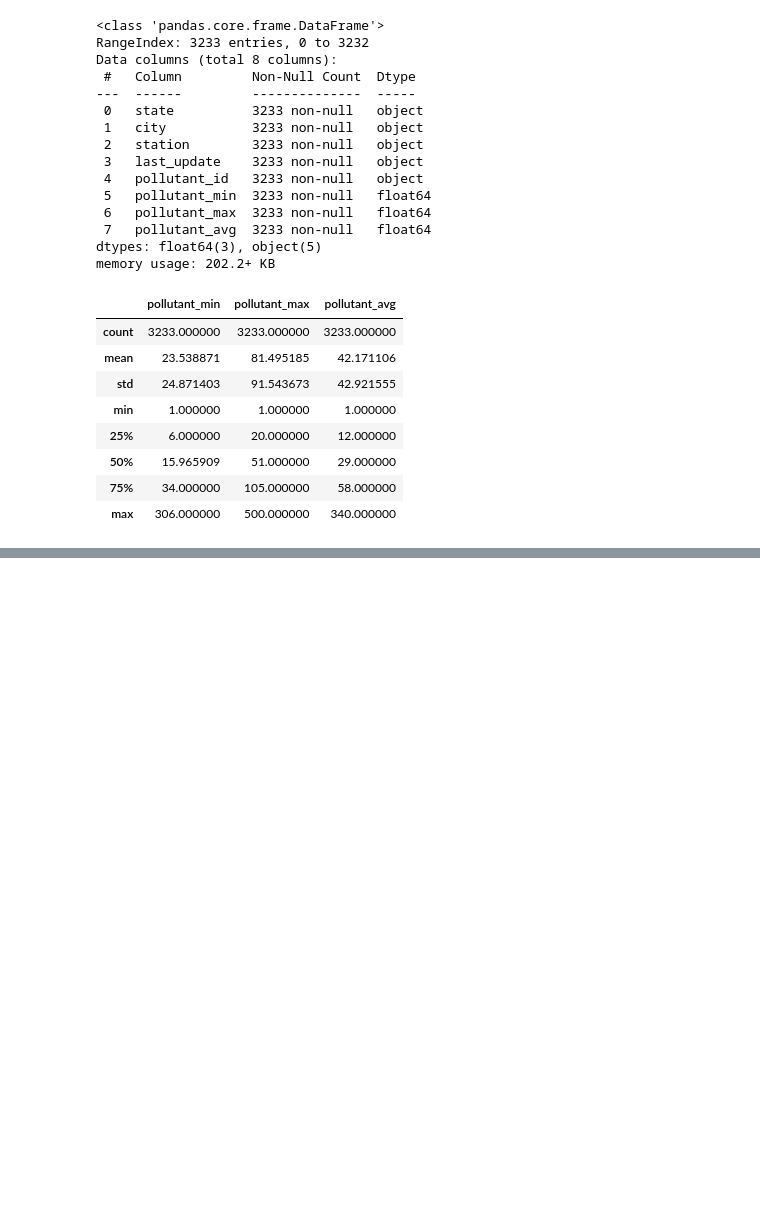
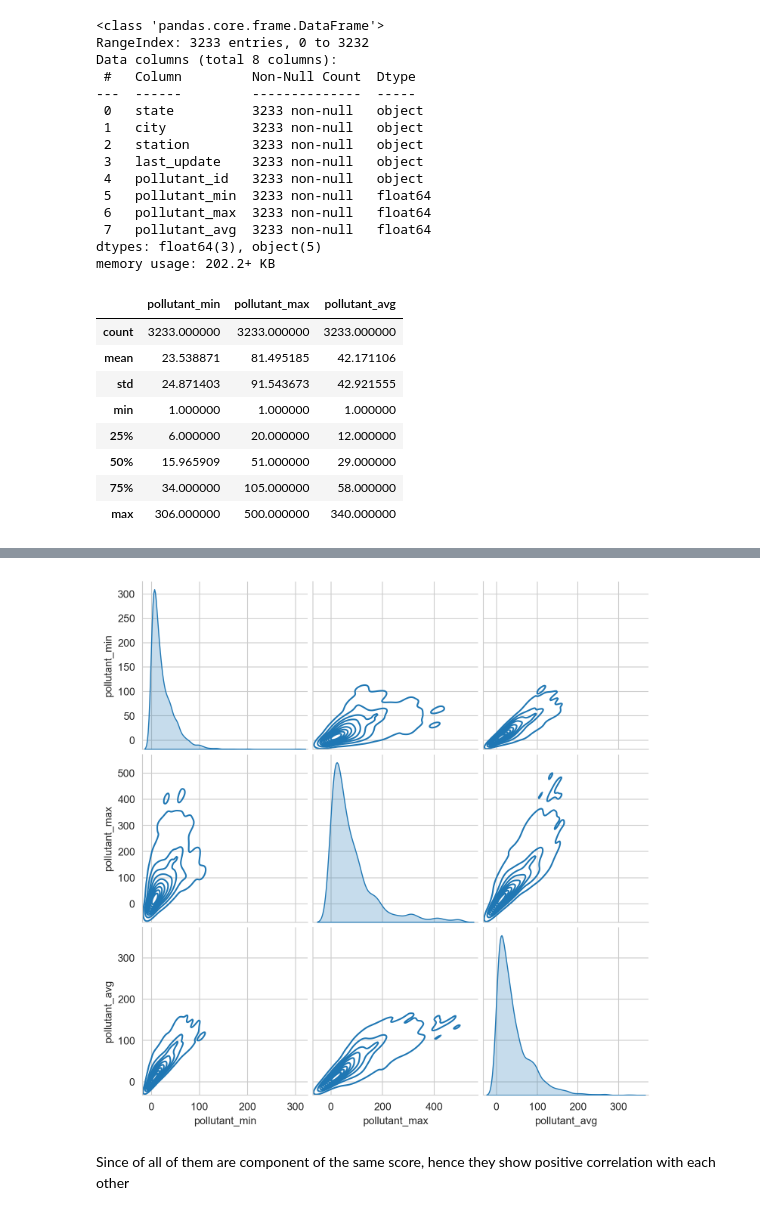
Before and after one commit to Asifdotexe/Air-Quality-Analysis-AQA, a Jupyter notebook: code/issue-5-IAQAPS-exploratory-data-analysis.ipynb, the cells around one changed output, grey strips where cells are left out. Saved outputs shown, nothing was run; the diff lists cells and outputs as text; code cells hidden in the pictures; blank space fills up the shorter version.

```diff
--- a/code/issue-5-IAQAPS-exploratory-data-analysis.ipynb
+++ b/code/issue-5-IAQAPS-exploratory-data-analysis.ipynb
@@ -65,0 +84,7 @@ df.describe()
+# %%
+sns.pairplot(df, kind='kde')
+plt.show()
+# %% [output]
+[figure, added]
+# %% [markdown]
+Since of all of them are component of the same score, hence they show positive correlation with each other
```
Also changed, not shown: parts of 5 cells of this notebook, 2 other files.
